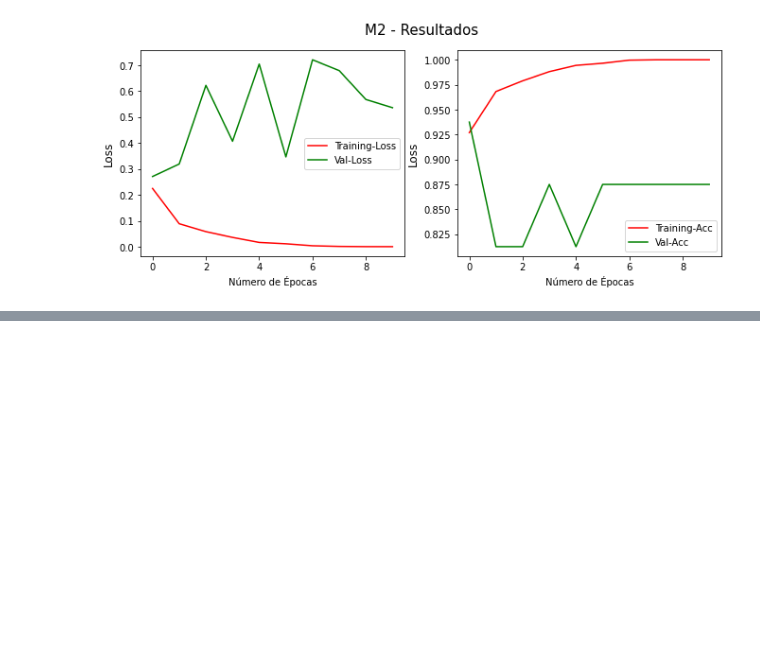
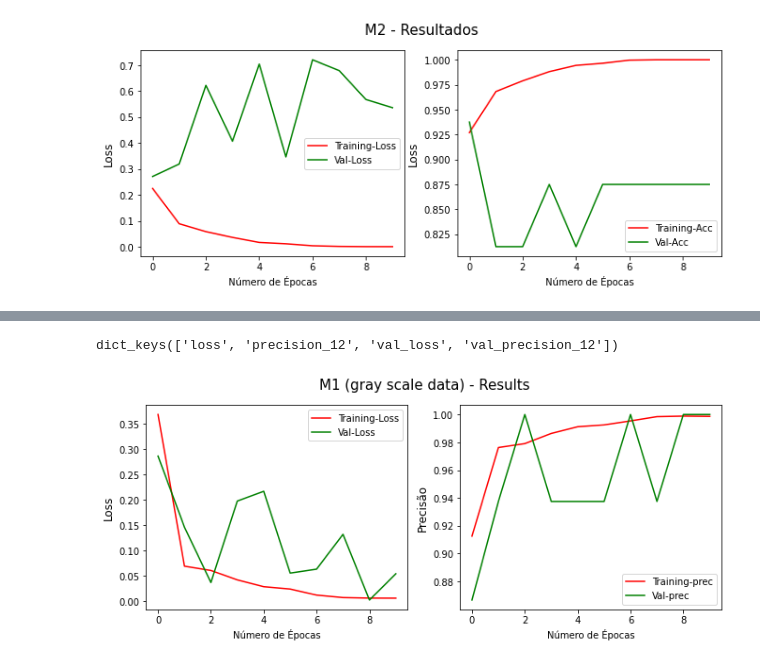
Before and after one commit to mazzacolussi/final_project_mc886, a Jupyter notebook: final_project.ipynb, the cells around one changed output, grey strips where cells are left out. Drawn from its saved outputs; the diff is of its cells as text; code cells hidden in the pictures; blank space fills up the shorter version.

```diff
--- a/final_project.ipynb
+++ b/final_project.ipynb
@@ -414,0 +666,27 @@ history_plot(hist_m2, 'M2 - Resultados')
+# %%
+batch_size = 16
+
+# Get a train data (gray scale and rgb) generator
+train_data_gen_gray = data_gen_gray(data = train_data, batch_size = batch_size)
+train_data_gen_rgb = data_gen_rgb(data = train_data, batch_size = batch_size)
+
+# Define the number of training steps
+nb_train_steps = train_data.shape[0]//batch_size
+# %%
+m1_gray = tf.keras.models.Sequential()
+
+m1_gray.add(Conv2D(filters = 32, kernel_size = 3, activation = 'relu', input_shape=(224,224, 1)))
+m1_gray.add(Input(shape=(64, 64, 3)))
+m1_gray.add(MaxPooling2D(pool_size = 2, strides = 2))
+m1_gray.add(Flatten())
+m1_gray.add(Dense(units = 128, activation = 'relu'))
+m1_gray.add(Dense(units = 2, activation = 'sigmoid'))
+
+m1_gray.compile(optimizer = 'adam', loss = 'binary_crossentropy', metrics = Precision())
+
+hist_m1_gray = m1_gray.fit(
+    train_data_gen_gray,
+    epochs = 10,
+    steps_per_epoch = nb_train_steps,
+    validation_data = (x_val_gray, y_val_gray)
+)
@@ -414,0 +714,23 @@ history_plot(hist_m2, 'M2 - Resultados')
+# %%
+hist_m1_gray.history.keys()
+# %% [output]
+dict_keys(['loss', 'precision_12', 'val_loss', 'val_precision_12'])
+# %%
+plt.figure(figsize=(11,4))
+plt.subplot(1, 2, 1)
+plt.suptitle("M1 (gray scale data) - Results", fontsize=15)
+plt.xlabel("Número de Épocas")
+plt.ylabel('Loss', fontsize=12)
+plt.plot(hist_m1_gray.history['loss'], color='r', label = 'Training-Loss')
+plt.plot(hist_m1_gray.history['val_loss'], color='g', label = 'Val-Loss')
+plt.legend(loc='best')
+
+plt.subplot(1, 2, 2)
+plt.xlabel("Número de Épocas")
+plt.ylabel('Precisão', fontsize=12)
+plt.plot(hist_m1_gray.history['precision_12'], color='r', label='Training-prec')
+plt.plot(hist_m1_gray.history['val_precision_12'], color='g', label='Val-prec')
+plt.legend(loc='best')
+plt.show()
+# %% [output]
+[figure, added]
```
Also changed, not shown: parts of 35 cells of this notebook.
